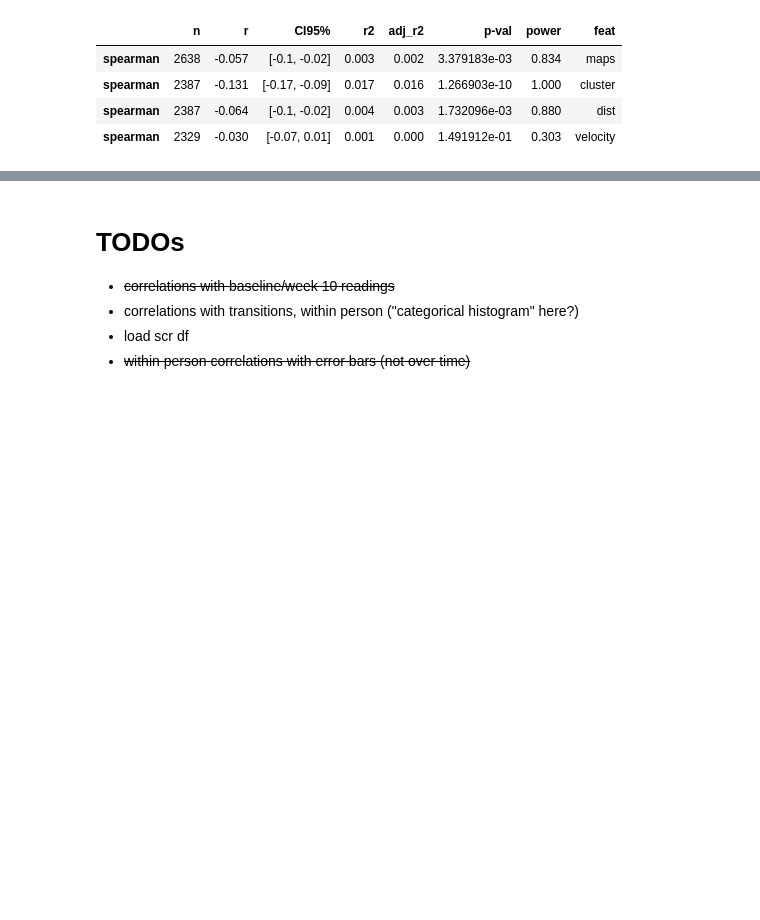
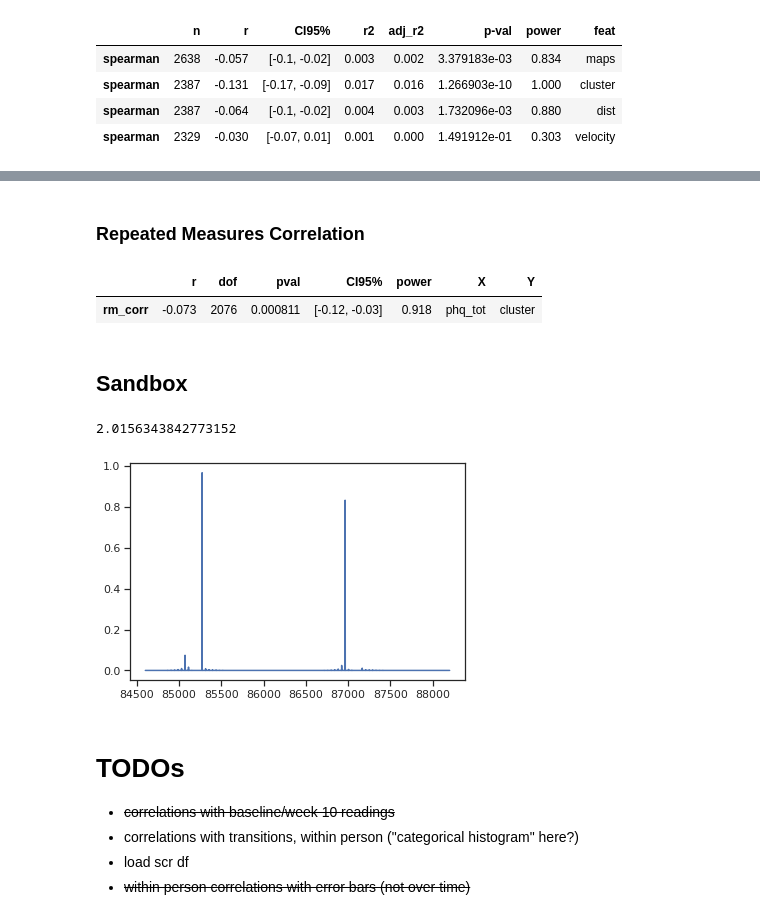
Before and after one commit to tliu526/lifesense, a Jupyter notebook: lifesense_over_time.ipynb, the cells around one changed output, grey strips where cells are left out. Drawn from its saved outputs; the diff is of its cells as text; code cells hidden in the pictures; blank space fills up the shorter version.

```diff
--- a/lifesense_over_time.ipynb
+++ b/lifesense_over_time.ipynb
@@ -875,0 +991,2 @@ corr_df.head()
+# %% [markdown]
+### Repeated Measures Correlation
@@ -875,0 +1000,7 @@ corr_df.head()
+# %%
+rm_corr_df[(rm_corr_df['pval'] < 0.01) & (rm_corr_df['Y'] != 'loc_var')]
+# %% [output]
+|  | r | dof | pval | CI95% | power | X | Y |
+| rm_corr | -0.073 | 2076 | 0.000811 | [-0.12, -0.03] | 0.918 | phq_tot | cluster |
+# %% [markdown]
+## Sandbox
@@ -876,3 +1026,15 @@ corr_df.head()
+# %%
+freq = np.linspace(86400-30*60, 86400+30*60, 2*30*60)
+x = np.linspace(0, 100*(86400+30*60), 2*30*60)
+phi = 86400
+
+y = np.sin(0.001*phi*x)
+pgram = lombscargle(x, y, freq, normalize=True)
+plt.plot(freq, pgram)
+sum(pgram)
+# %% [output]
+2.0156343842773152
+[figure, added]
 # %% [markdown]
 # TODOs
 
```
Also changed, not shown: parts of 28 cells of this notebook.
